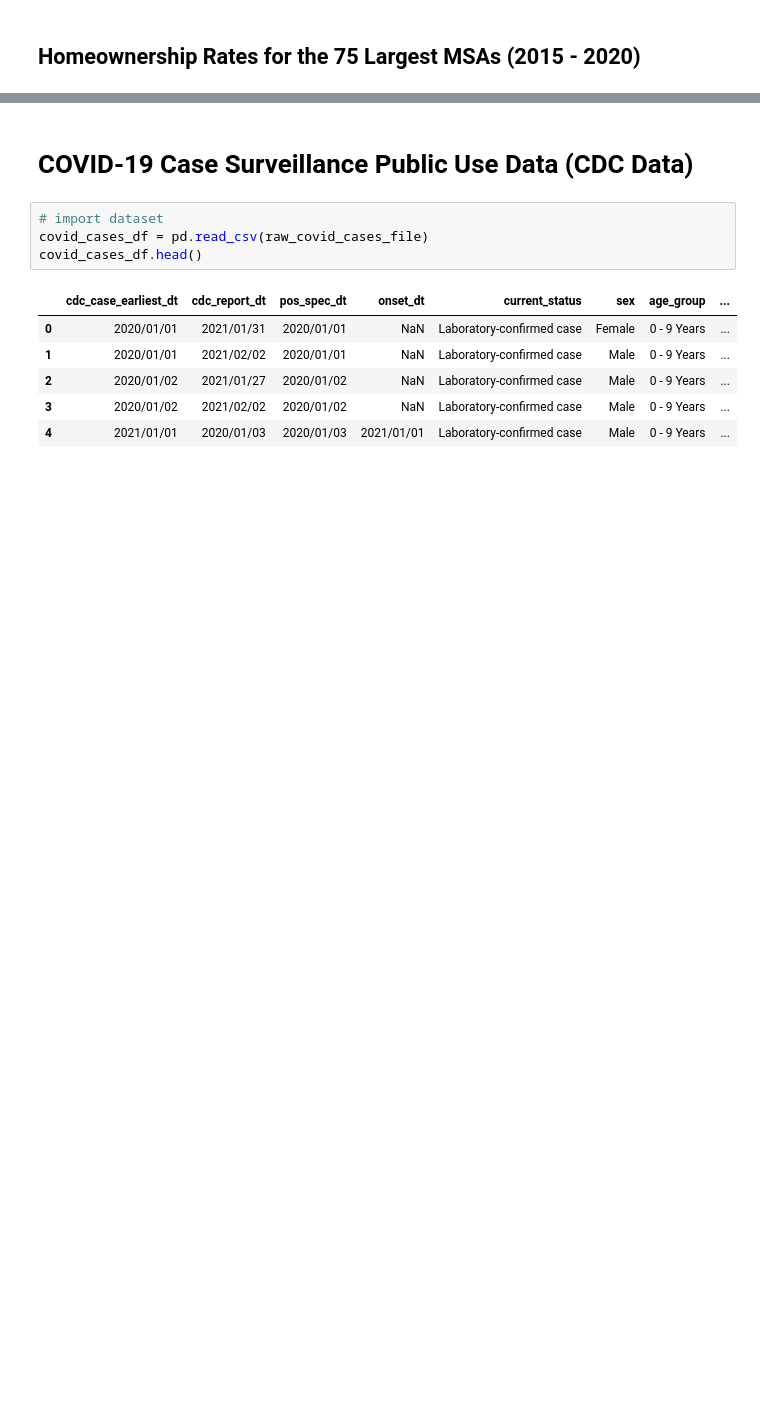
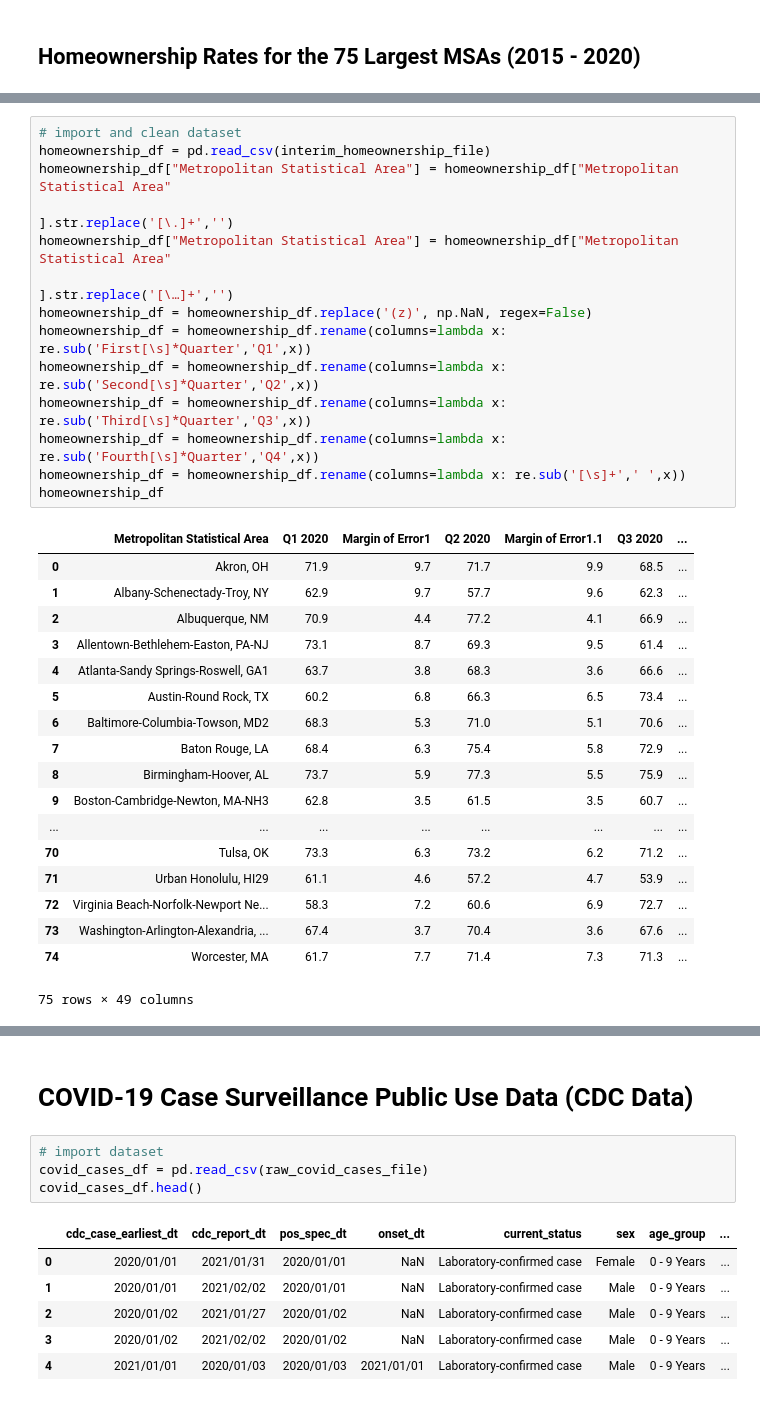
Before and after one commit to jamilao/housing-and-covid19, a Jupyter notebook: notebooks/census-and-covid.ipynb, the cells around one changed output, grey strips where cells are left out. Cells and saved outputs as stored; diff of their text form; blank space fills up the shorter version.

```diff
--- a/notebooks/census-and-covid.ipynb
+++ b/notebooks/census-and-covid.ipynb
@@ -66,0 +136,33 @@ homeownership_df.head()
+# %%
+# import and clean dataset
+homeownership_df = pd.read_csv(interim_homeownership_file)
+homeownership_df["Metropolitan Statistical Area"] = homeownership_df["Metropolitan Statistical Area"
+                                                                      ].str.replace('[\.]+','')
+homeownership_df["Metropolitan Statistical Area"] = homeownership_df["Metropolitan Statistical Area"
+                                                                      ].str.replace('[\…]+','')
+homeownership_df = homeownership_df.replace('(z)', np.NaN, regex=False)
+homeownership_df = homeownership_df.rename(columns=lambda x: re.sub('First[\s]*Quarter','Q1',x))
+homeownership_df = homeownership_df.rename(columns=lambda x: re.sub('Second[\s]*Quarter','Q2',x))
+homeownership_df = homeownership_df.rename(columns=lambda x: re.sub('Third[\s]*Quarter','Q3',x))
+homeownership_df = homeownership_df.rename(columns=lambda x: re.sub('Fourth[\s]*Quarter','Q4',x))
+homeownership_df = homeownership_df.rename(columns=lambda x: re.sub('[\s]+',' ',x))
+homeownership_df
+# %% [output]
+|  | Metropolitan Statistical Area | Q1 2020 | Margin of Error1 | Q2 2020 | Margin of Error1.1 | Q3 2020 | ... |
+| 0 | Akron, OH | 71.9 | 9.7 | 71.7 | 9.9 | 68.5 | ... |
+| 1 | Albany-Schenectady-Troy, NY | 62.9 | 9.7 | 57.7 | 9.6 | 62.3 | ... |
+| 2 | Albuquerque, NM | 70.9 | 4.4 | 77.2 | 4.1 | 66.9 | ... |
+| 3 | Allentown-Bethlehem-Easton, PA-NJ | 73.1 | 8.7 | 69.3 | 9.5 | 61.4 | ... |
+| 4 | Atlanta-Sandy Springs-Roswell, GA1 | 63.7 | 3.8 | 68.3 | 3.6 | 66.6 | ... |
+| 5 | Austin-Round Rock, TX | 60.2 | 6.8 | 66.3 | 6.5 | 73.4 | ... |
+| 6 | Baltimore-Columbia-Towson, MD2 | 68.3 | 5.3 | 71.0 | 5.1 | 70.6 | ... |
+| 7 | Baton Rouge, LA | 68.4 | 6.3 | 75.4 | 5.8 | 72.9 | ... |
+| 8 | Birmingham-Hoover, AL | 73.7 | 5.9 | 77.3 | 5.5 | 75.9 | ... |
+| 9 | Boston-Cambridge-Newton, MA-NH3 | 62.8 | 3.5 | 61.5 | 3.5 | 60.7 | ... |
+| ... | ... | ... | ... | ... | ... | ... | ... |
+| 70 | Tulsa, OK | 73.3 | 6.3 | 73.2 | 6.2 | 71.2 | ... |
+| 71 | Urban Honolulu, HI29 | 61.1 | 4.6 | 57.2 | 4.7 | 53.9 | ... |
+| 72 | Virginia Beach-Norfolk-Newport Ne... | 58.3 | 7.2 | 60.6 | 6.9 | 72.7 | ... |
+| 73 | Washington-Arlington-Alexandria, ... | 67.4 | 3.7 | 70.4 | 3.6 | 67.6 | ... |
+| 74 | Worcester, MA | 61.7 | 7.7 | 71.4 | 7.3 | 71.3 | ... |
+75 rows × 49 columns
```
Also changed, not shown: parts of 9 cells of this notebook.
